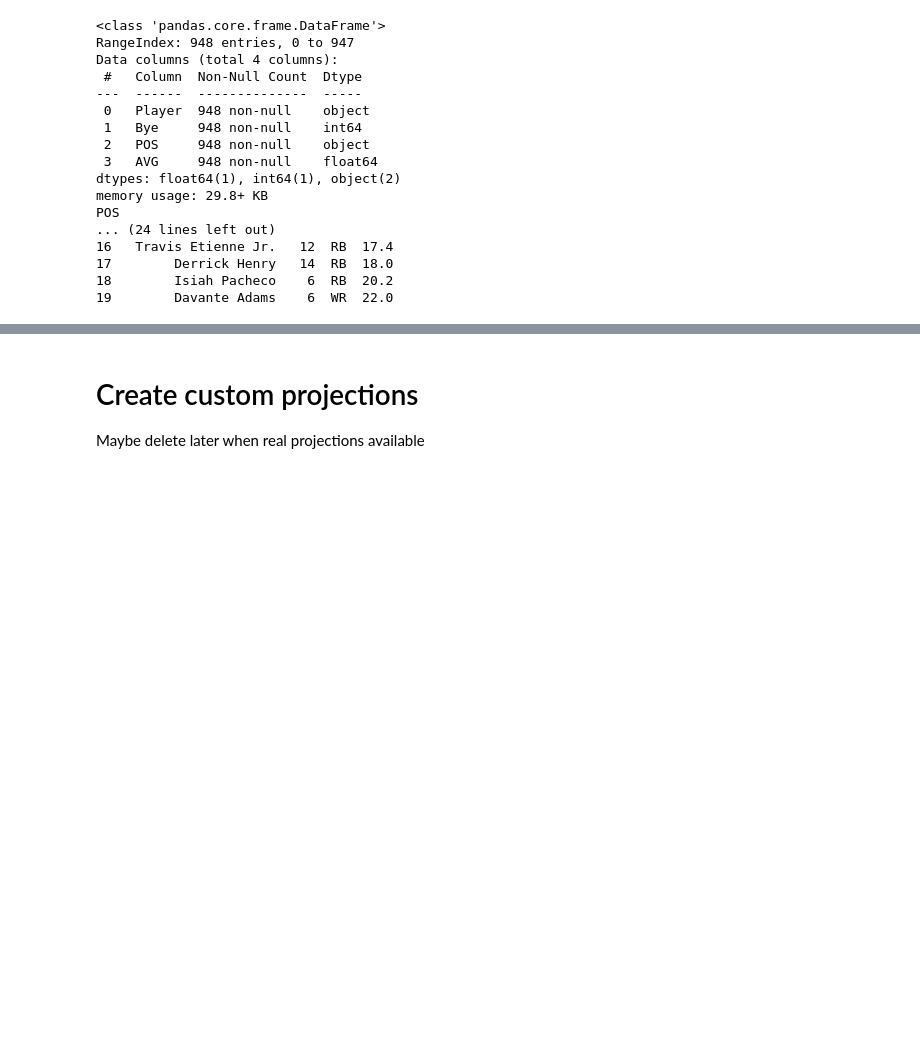
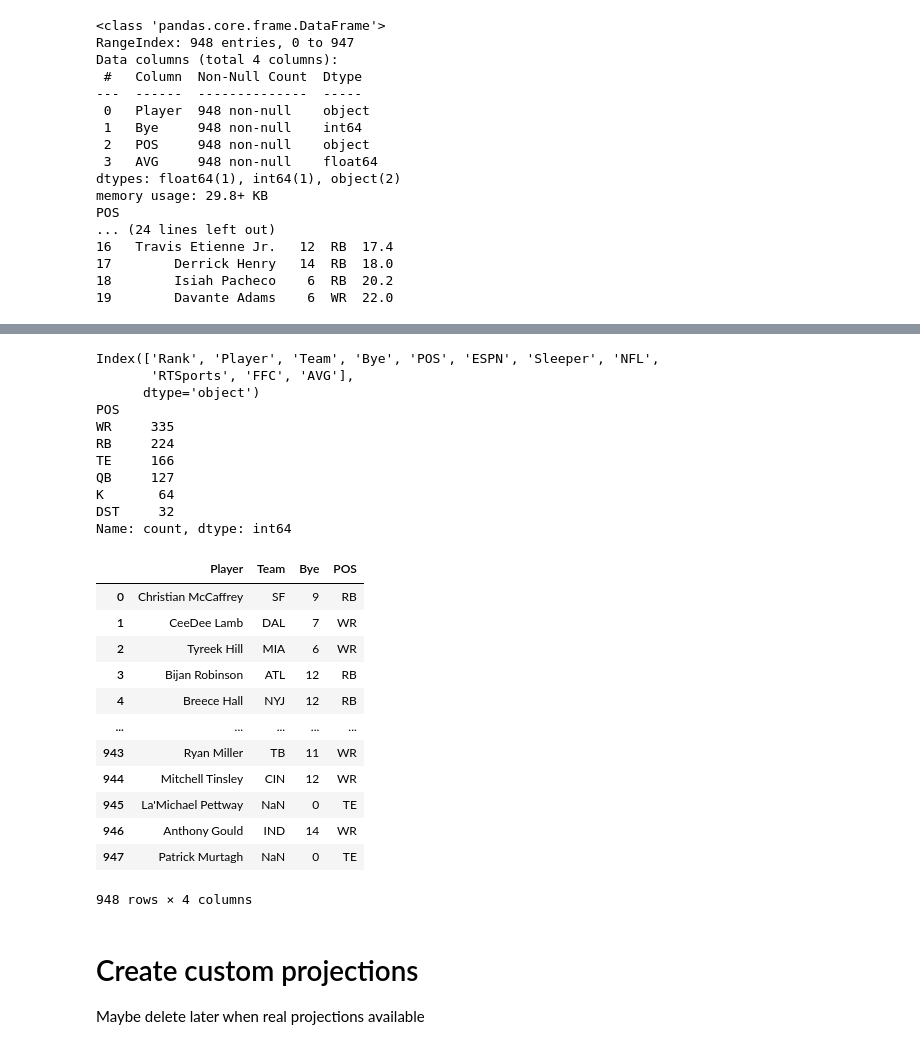
Before and after one commit to alexk2206/Data_Driven_Fantasy_Football, a Jupyter notebook: Enhanced_optimization.ipynb, the cells around one changed output, grey strips where cells are left out. Saved outputs shown, nothing was run; the diff lists cells and outputs as text; code cells hidden in the pictures; blank space fills up the shorter version.

```diff
--- a/Enhanced_optimization.ipynb
+++ b/Enhanced_optimization.ipynb
@@ -72,3 +98,51 @@ POS
+# %%
+players_url = 'https://raw.githubusercontent.com/alexk2206/Data_Driven_Fantasy_Football/refs/heads/dev/FantasyPros_2024_Overall_ADP_Rankings.csv'
+players = pd.read_csv(players_url)
+print(players.columns)
+
+players_colums = ['Player', 'Team', 'Bye', 'POS']
+players = players[players_colums].copy()
+
+def extract_numbers(s):
+    if pd.isna(s):
+        return None
+    numbers = re.findall(r'\d+', str(s))
+    if numbers:
+        return int(numbers[0])
+    return None
+
+players['Bye'] = players['Bye'].apply(extract_numbers)
+players['Bye'] = players['Bye'].fillna(0).astype(int)
+players['POS'] = players['POS'].str.replace('\d+', '', regex=True)
+
+print(players.value_counts('POS'))
+
+players
+# %% [output]
+Index(['Rank', 'Player', 'Team', 'Bye', 'POS', 'ESPN', 'Sleeper', 'NFL',
+       'RTSports', 'FFC', 'AVG'],
+      dtype='object')
+POS
+WR     335
+RB     224
+TE     166
+QB     127
+K       64
+DST     32
+Name: count, dtype: int64
+|  | Player | Team | Bye | POS |
+| 0 | Christian McCaffrey | SF | 9 | RB |
+| 1 | CeeDee Lamb | DAL | 7 | WR |
+| 2 | Tyreek Hill | MIA | 6 | WR |
+| 3 | Bijan Robinson | ATL | 12 | RB |
+| 4 | Breece Hall | NYJ | 12 | RB |
+| ... | ... | ... | ... | ... |
+| 943 | Ryan Miller | TB | 11 | WR |
+| 944 | Mitchell Tinsley | CIN | 12 | WR |
+| 945 | La'Michael Pettway | NaN | 0 | TE |
+| 946 | Anthony Gould | IND | 14 | WR |
+| 947 | Patrick Murtagh | NaN | 0 | TE |
+948 rows × 4 columns
 # %% [markdown]
 # Create custom projections
 Maybe delete later when real projections available
```
Also changed, not shown: parts of 10 cells of this notebook.
